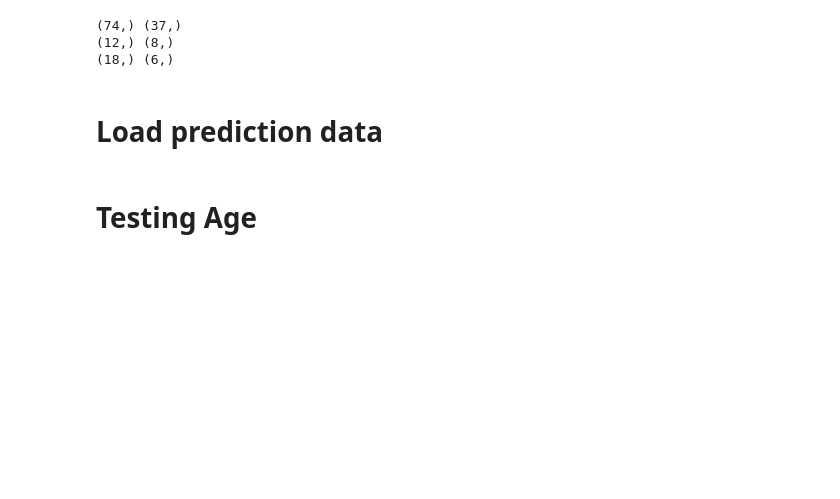
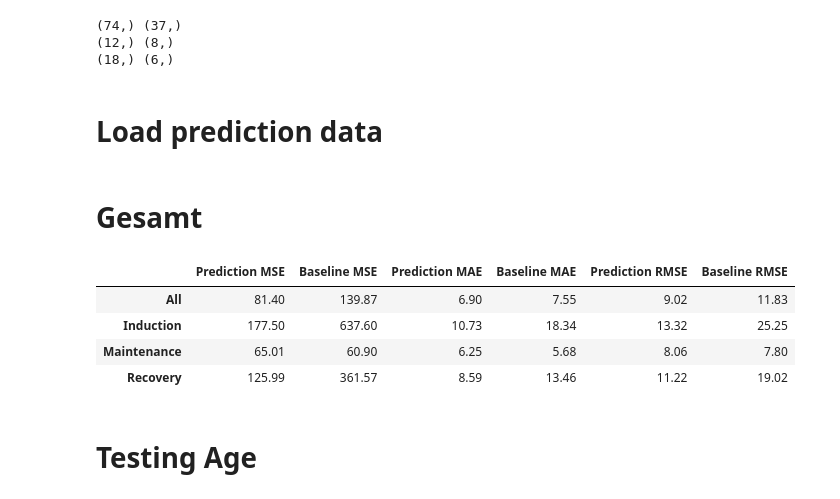
Before and after one commit to naderinho/anesthesia_anomaly_detection, a Jupyter notebook: 07_eval_vpropnn.ipynb, the cells around one changed output. Cells and saved outputs as stored; diff of their text form; code cells hidden in the pictures; blank space fills up the shorter version.

```diff
--- a/07_eval_vpropnn.ipynb
+++ b/07_eval_vpropnn.ipynb
@@ -125,6 +125,17 @@ with open('prediction.pkl', 'rb') as f:
 
 ### Predict on the test set
 from utils.evaluation import phases_report, phases_report_std
+# %% [markdown]
+# Gesamt
+# %%
+all_rep = phases_report(y_pred, bis.test_dataset, propofolrate.test_dataset)
+all_rep
+# %% [output]
+|  | Prediction MSE | Baseline MSE | Prediction MAE | Baseline MAE | Prediction RMSE | Baseline RMSE |
+| All | 81.40 | 139.87 | 6.90 | 7.55 | 9.02 | 11.83 |
+| Induction | 177.50 | 637.60 | 10.73 | 18.34 | 13.32 | 25.25 |
+| Maintenance | 65.01 | 60.90 | 6.25 | 5.68 | 8.06 | 7.80 |
+| Recovery | 125.99 | 361.57 | 8.59 | 13.46 | 11.22 | 19.02 |
 # %% [markdown]
 # Testing Age
 # %% [markdown]
```
Also changed, not shown: parts of 7 cells of this notebook, 2 other files.
